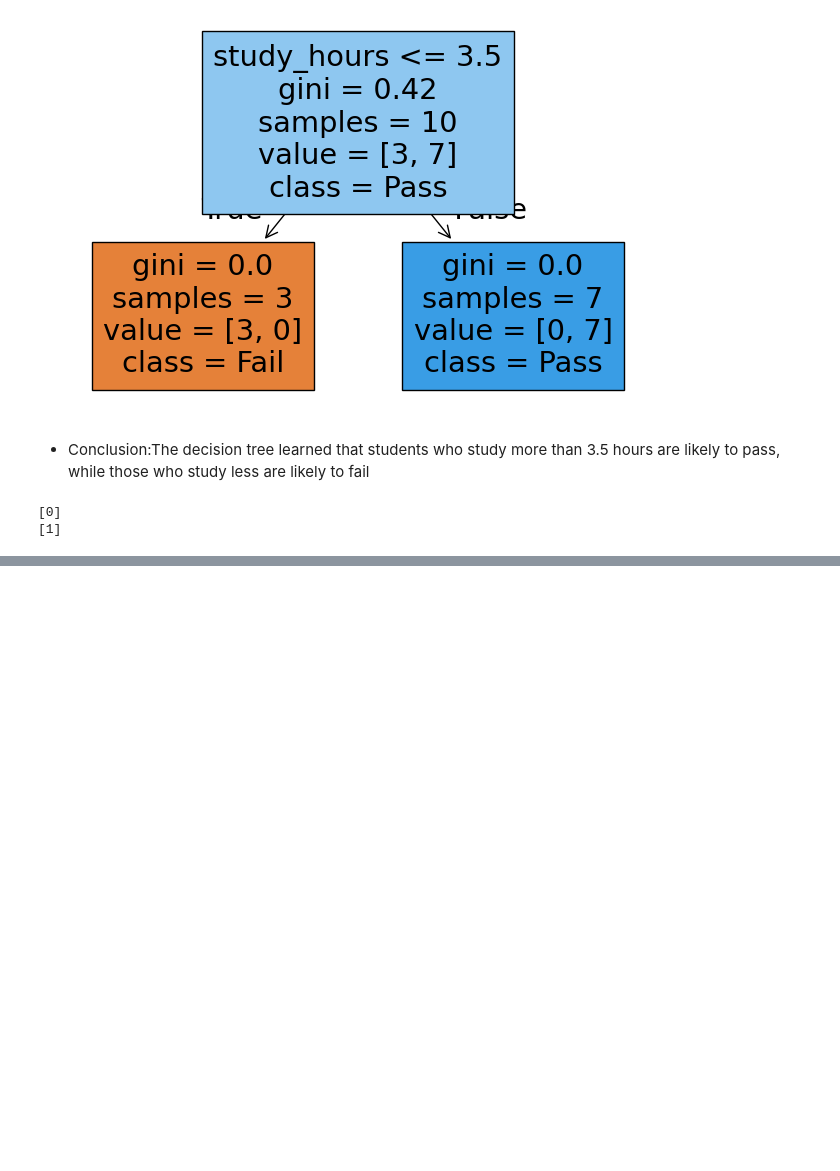
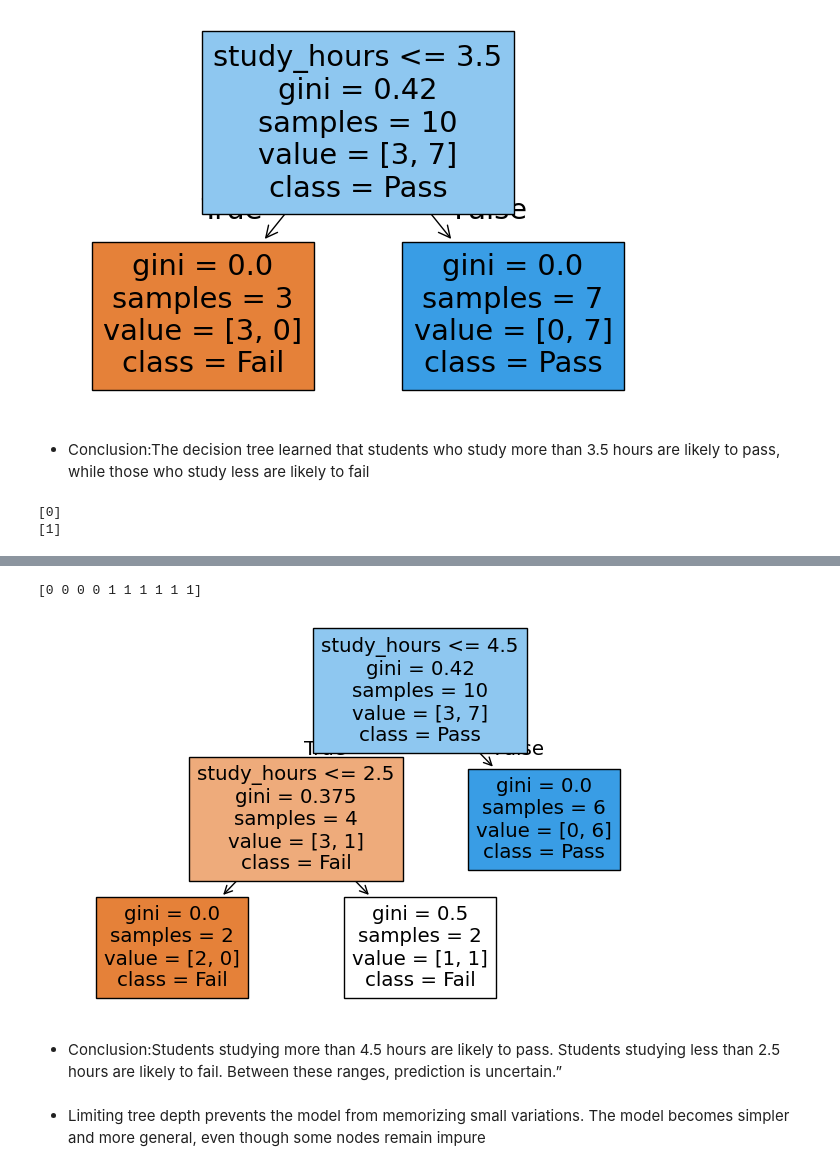
Before and after one commit to Sushant2103-afk/data-science-learning, a Jupyter notebook: notebooks/day12_revision_pipeline.ipynb, the cells around one changed output, grey strips where cells are left out. Drawn from its saved outputs; the diff is of its cells as text; code cells hidden in the pictures; blank space fills up the shorter version.

Commit message:
Implement decision tree and show overfitting; control complexity using max_depth

```diff
--- a/notebooks/day12_revision_pipeline.ipynb
+++ b/notebooks/day12_revision_pipeline.ipynb
@@ -223,0 +243,8 @@ print(predict2)
+# %%
+data1 = pd.DataFrame({
+    'study_hours':[1,2,3,4,5,6,7,8,9,10],
+    'attendance':[50,55,60, 65,70,75,80,85,90,95],
+    'marks':[35,40,55,45,60,65,50,80,85,70]  # mixed pattern
+})
+
+data1["pass"] = (data1["marks"] >= 50).astype(int)
@@ -223,0 +265,20 @@ print(predict2)
+# %%
+X1 = data1[['study_hours']]
+y1 = data1['pass']
+model1 = DecisionTreeClassifier(max_depth = 2)
+model1.fit(X1,y1)
+predict1 = model1.predict(X1)
+print(predict1)
+# %% [output]
+[0 0 0 0 1 1 1 1 1 1]
+# %%
+from sklearn.tree import plot_tree
+plt.figure(figsize = (8,5))
+plot_tree(model1,feature_names=['study_hours'],class_names=['Fail','Pass'],filled=True)
+plt.show()
+# %% [output]
+[figure, added]
+# %% [markdown]
+- Conclusion:Students studying more than 4.5 hours are likely to pass. Students studying less than 2.5 hours are likely to fail. Between these ranges, prediction is uncertain.”
+# %% [markdown]
+- Limiting tree depth prevents the model from memorizing small variations. The model becomes simpler and more general, even though some nodes remain impure
```
Also changed, not shown: parts of 6 cells of this notebook.
